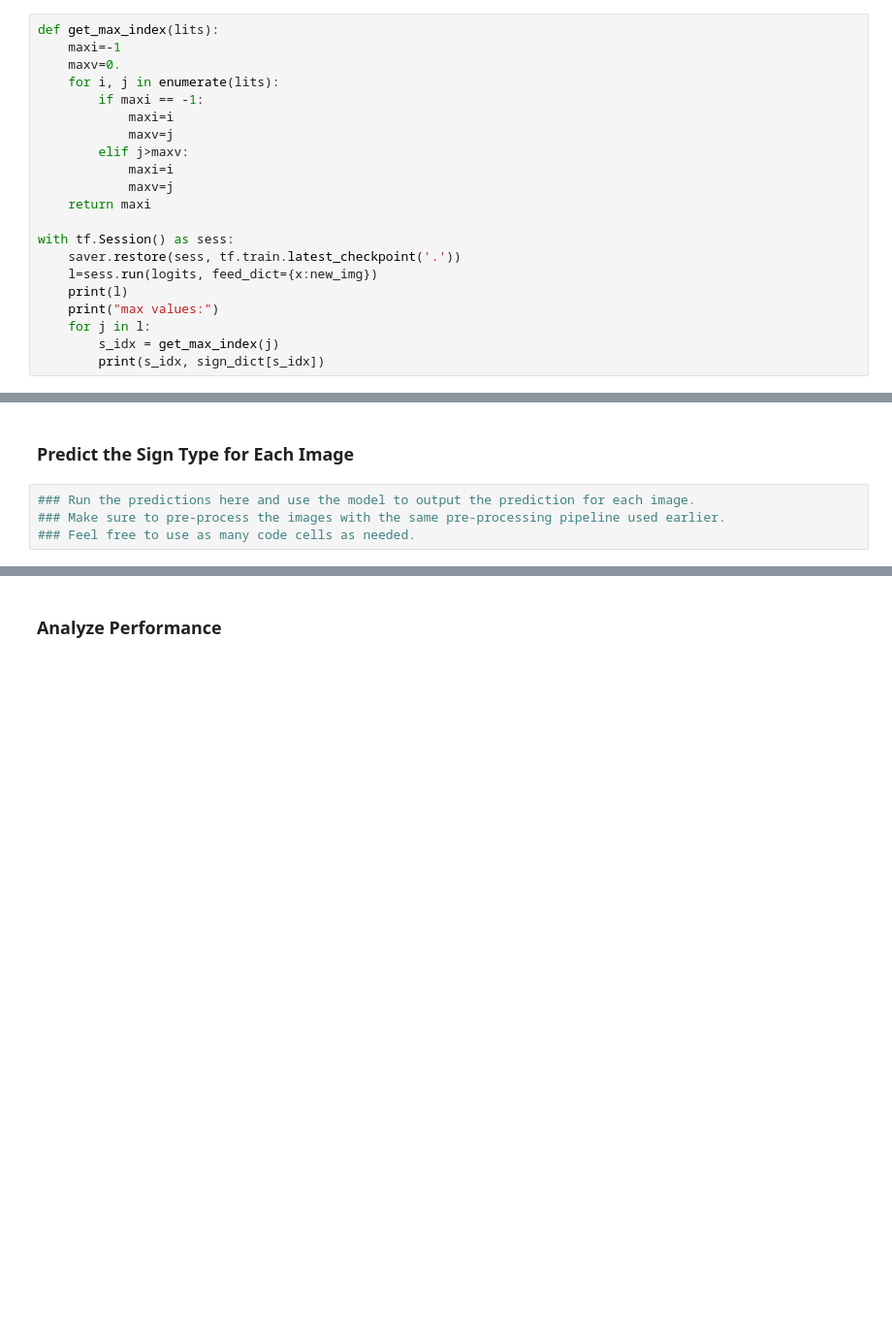
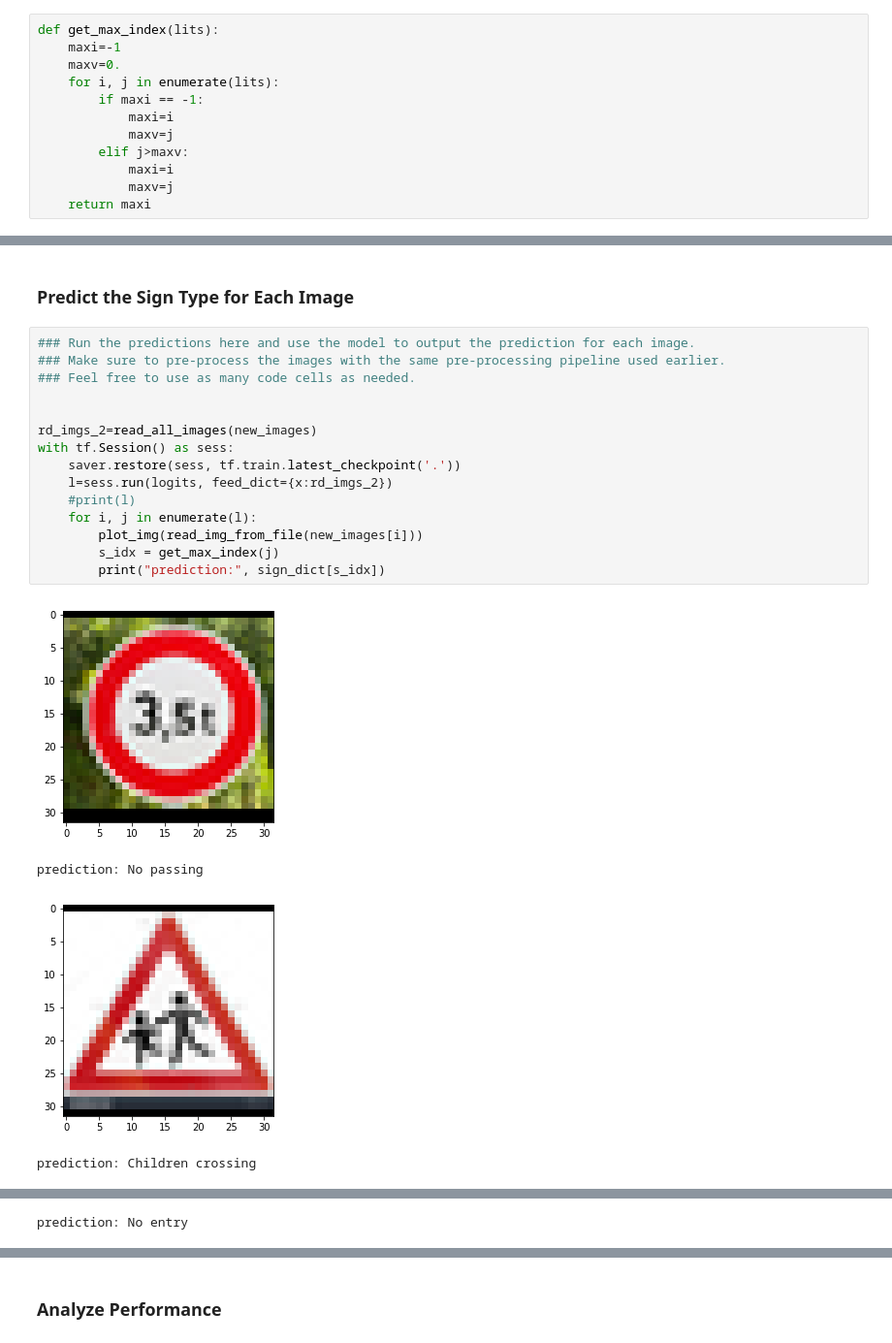
Before and after one commit to khushn/carnd_p2, a Jupyter notebook: Traffic_Sign_Classifier.ipynb, the cells around one changed output, grey strips where cells are left out. Shown at 97% size. Drawn from its saved outputs; the diff is of its cells as text; blank space fills up the shorter version.

```diff
--- a/Traffic_Sign_Classifier.ipynb
+++ b/Traffic_Sign_Classifier.ipynb
@@ -423,12 +447,3 @@ def get_max_index(lits):
             maxi=i
             maxv=j
     return maxi
-
-with tf.Session() as sess:
-    saver.restore(sess, tf.train.latest_checkpoint('.'))
-    l=sess.run(logits, feed_dict={x:new_img})
-    print(l)
-    print("max values:")
-    for j in l:
-        s_idx = get_max_index(j)
-        print(s_idx, sign_dict[s_idx])
@@ -455,4 +452,20 @@ max values:
 # %%
 ### Run the predictions here and use the model to output the prediction for each image.
 ### Make sure to pre-process the images with the same pre-processing pipeline used earlier.
 ### Feel free to use as many code cells as needed.
+
+
+rd_imgs_2=read_all_images(new_images)
+with tf.Session() as sess:
+    saver.restore(sess, tf.train.latest_checkpoint('.'))
+    l=sess.run(logits, feed_dict={x:rd_imgs_2})
+    #print(l)
+    for i, j in enumerate(l):
+        plot_img(read_img_from_file(new_images[i]))
+        s_idx = get_max_index(j)
+        print("prediction:", sign_dict[s_idx])
+# %% [output]
+[figure, added]
+prediction: No passing
+[figure, added]
+prediction: Children crossing
@@ -458,0 +473 @@ max values:
+prediction: No entry
```
Also changed, not shown: parts of 11 cells of this notebook, 18 other files.
